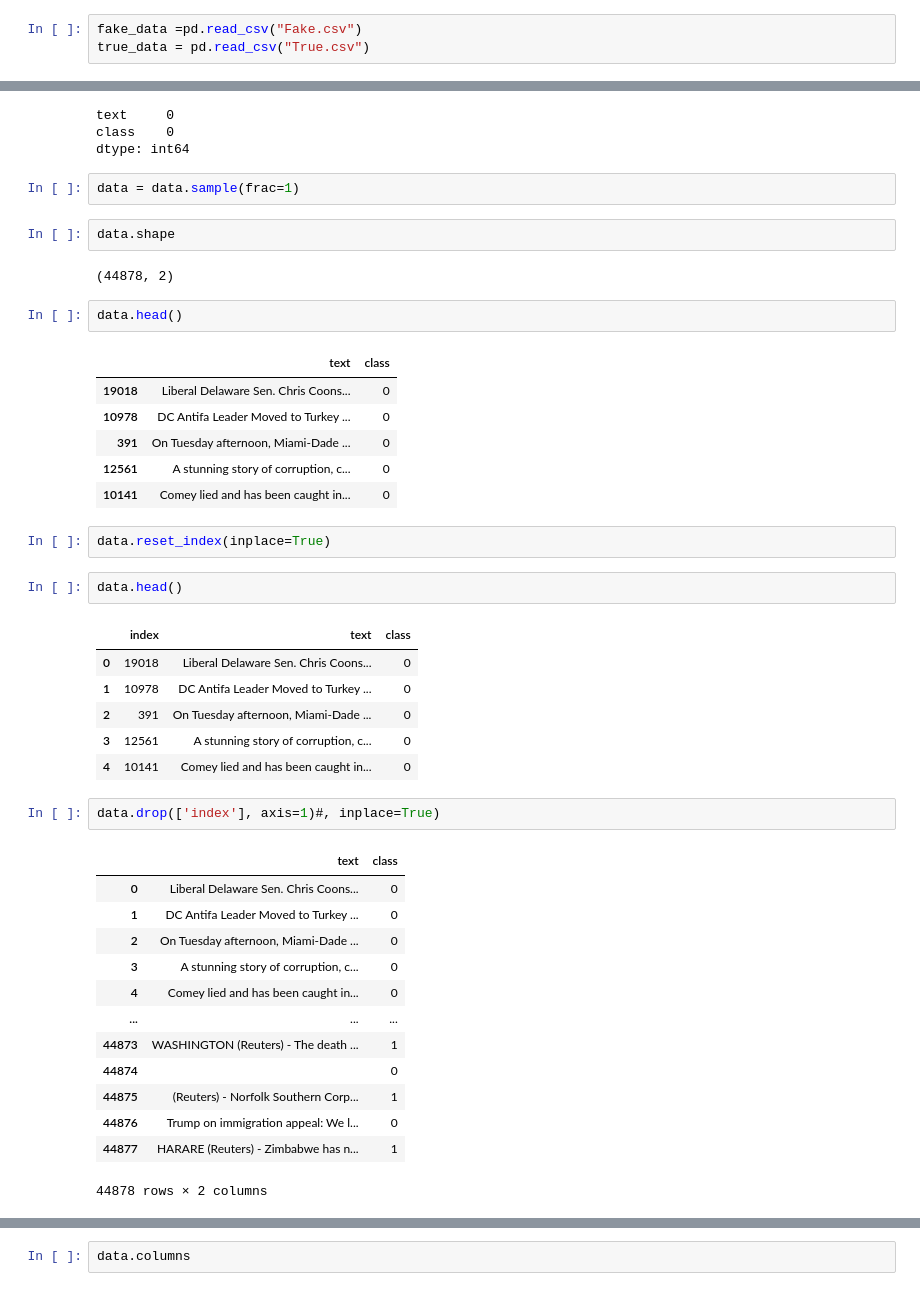
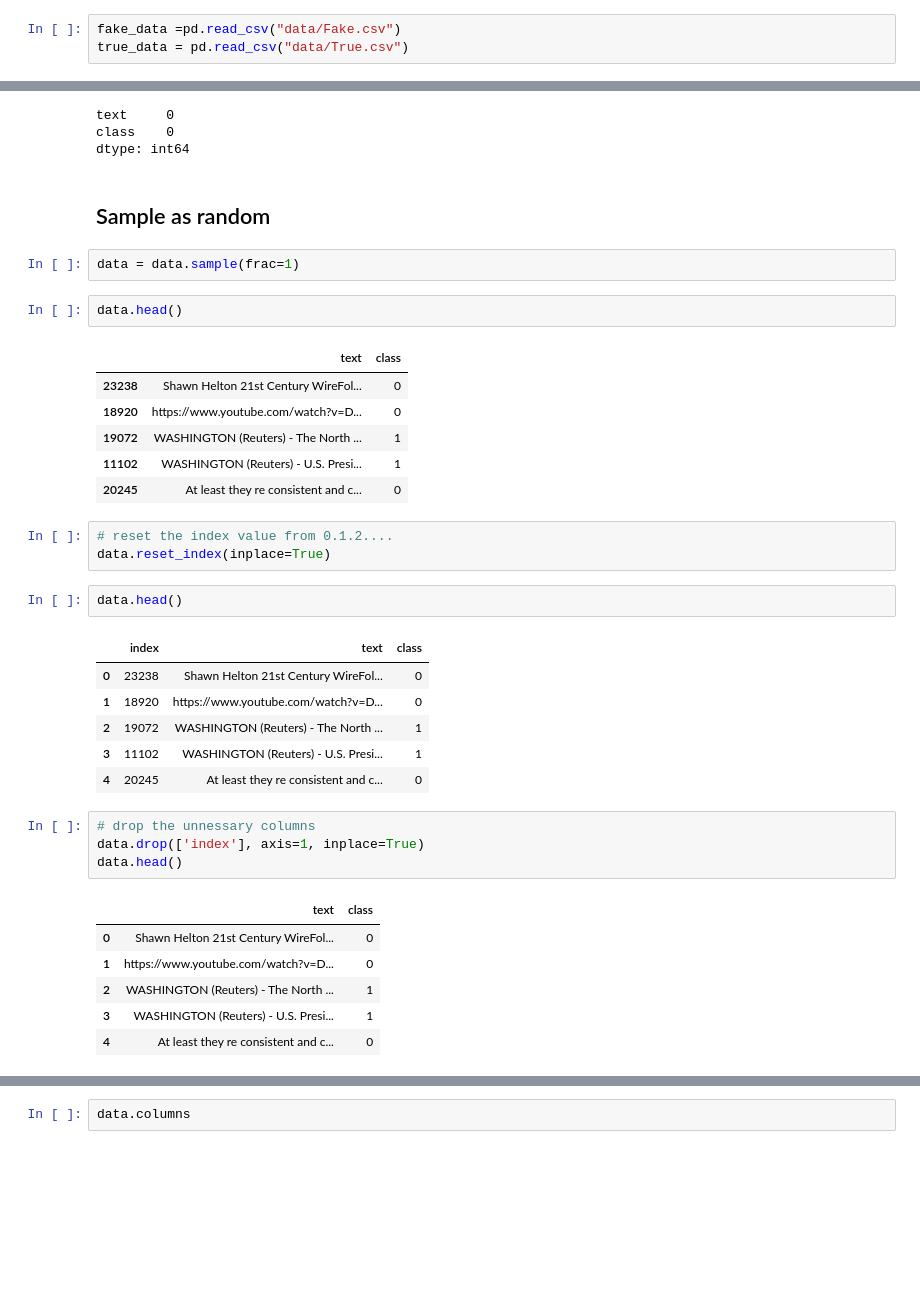
Before and after one commit to AdhikariSagar/Fake-News-Detection, a Jupyter notebook: fake_news_detection.ipynb, the cells around one changed output, grey strips where cells are left out. Cells and saved outputs as stored; diff of their text form; blank space fills up the shorter version.

```diff
--- a/fake_news_detection.ipynb
+++ b/fake_news_detection.ipynb
@@ -11,3 +18,3 @@ import string
 # %%
-fake_data =pd.read_csv("Fake.csv")
-true_data = pd.read_csv("True.csv")
+fake_data =pd.read_csv("data/Fake.csv")
+true_data = pd.read_csv("data/True.csv")
@@ -71,45 +95,39 @@ data.isnull().sum()
 text     0
 class    0
 dtype: int64
+# %% [markdown]
+## Sample as random
 # %%
 data = data.sample(frac=1)
-# %%
-data.shape
-# %% [output]
-(44878, 2)
 # %%
 data.head()
 # %% [output]
 |  | text | class |
-| 19018 | Liberal Delaware Sen. Chris Coons... | 0 |
-| 10978 | DC Antifa Leader Moved to Turkey ... | 0 |
-| 391 | On Tuesday afternoon, Miami-Dade ... | 0 |
-| 12561 | A stunning story of corruption, c... | 0 |
-| 10141 | Comey lied and has been caught in... | 0 |
+| 23238 | Shawn Helton 21st Century WireFol... | 0 |
+| 18920 | https://www.youtube.com/watch?v=D... | 0 |
+| 19072 | WASHINGTON (Reuters) - The North ... | 1 |
+| 11102 | WASHINGTON (Reuters) - U.S. Presi... | 1 |
+| 20245 | At least they re consistent and c... | 0 |
-# %%
-data.reset_index(inplace=True)
+# %%
+# reset the index value from 0.1.2....
+data.reset_index(inplace=True)
 # %%
 data.head()
 # %% [output]
 |  | index | text | class |
-| 0 | 19018 | Liberal Delaware Sen. Chris Coons... | 0 |
-| 1 | 10978 | DC Antifa Leader Moved to Turkey ... | 0 |
-| 2 | 391 | On Tuesday afternoon, Miami-Dade ... | 0 |
-| 3 | 12561 | A stunning story of corruption, c... | 0 |
-| 4 | 10141 | Comey lied and has been caught in... | 0 |
+| 0 | 23238 | Shawn Helton 21st Century WireFol... | 0 |
+| 1 | 18920 | https://www.youtube.com/watch?v=D... | 0 |
+| 2 | 19072 | WASHINGTON (Reuters) - The North ... | 1 |
+| 3 | 11102 | WASHINGTON (Reuters) - U.S. Presi... | 1 |
+| 4 | 20245 | At least they re consistent and c... | 0 |
 # %%
-data.drop(['index'], axis=1)#, inplace=True)
+# drop the unnessary columns
+data.drop(['index'], axis=1, inplace=True)
+data.head()
 # %% [output]
 |  | text | class |
-| 0 | Liberal Delaware Sen. Chris Coons... | 0 |
-| 1 | DC Antifa Leader Moved to Turkey ... | 0 |
-| 2 | On Tuesday afternoon, Miami-Dade ... | 0 |
-| 3 | A stunning story of corruption, c... | 0 |
-| 4 | Comey lied and has been caught in... | 0 |
-| ... | ... | ... |
-| 44873 | WASHINGTON (Reuters) - The death ... | 1 |
-| 44874 |  | 0 |
-| 44875 | (Reuters) - Norfolk Southern Corp... | 1 |
-| 44876 | Trump on immigration appeal: We l... | 0 |
-| 44877 | HARARE (Reuters) - Zimbabwe has n... | 1 |
+| 0 | Shawn Helton 21st Century WireFol... | 0 |
+| 1 | https://www.youtube.com/watch?v=D... | 0 |
+| 2 | WASHINGTON (Reuters) - The North ... | 1 |
+| 3 | WASHINGTON (Reuters) - U.S. Presi... | 1 |
+| 4 | At least they re consistent and c... | 0 |
-44878 rows × 2 columns
```
Also changed, not shown: parts of 51 cells of this notebook.
